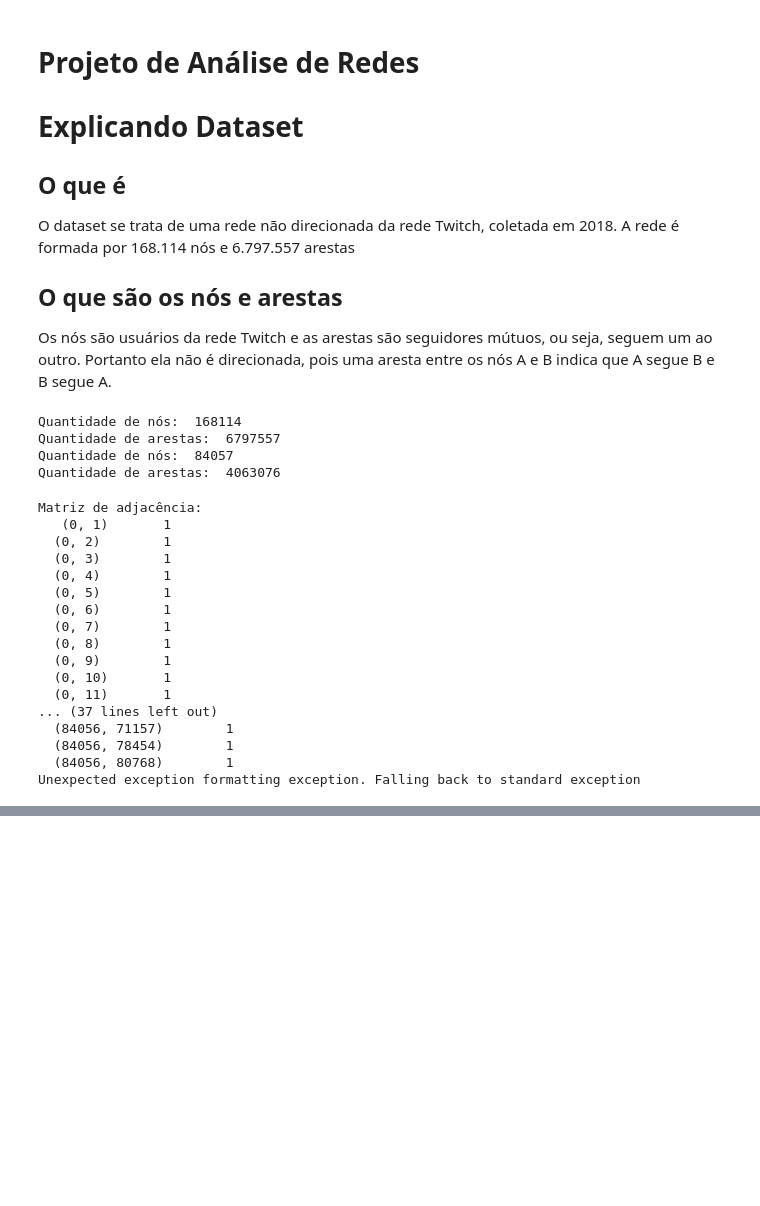
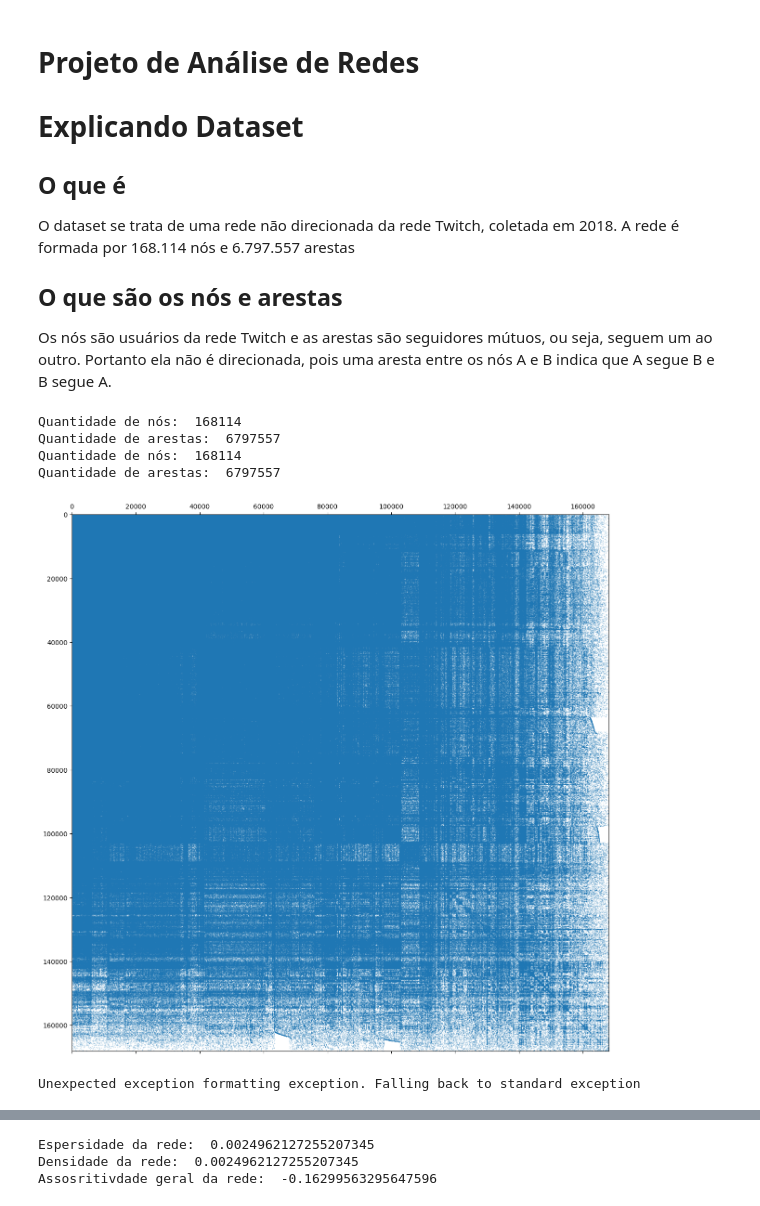
Before and after one commit to ZariTen/projeto_analise_redes, a Jupyter notebook: projeto.ipynb, the cells around one changed output, grey strips where cells are left out. Cells and saved outputs as stored; diff of their text form; code cells hidden in the pictures; blank space fills up the shorter version.

Commit message:
esparsidade densidade

```diff
--- a/projeto.ipynb
+++ b/projeto.ipynb
@@ -21,44 +21,24 @@ G = nx.from_pandas_edgelist(grafo, create_using=nx.Graph())
 # Quantidade de nós e arestas
 print('Quantidade de nós: ', G.number_of_nodes())
 print('Quantidade de arestas: ', G.number_of_edges())
-
-# Diminuir tamanho da rede para 50% para melhor visualização
-G = nx.Graph()
-G = nx.from_pandas_edgelist(grafo, create_using=nx.Graph())
-G.remove_nodes_from(list(G.nodes)[int(len(G.nodes)/2):])
-
-print('Quantidade de nós: ', G.number_of_nodes())
-print('Quantidade de arestas: ', G.number_of_edges())
 # %% [output]
 Quantidade de nós:  168114
 Quantidade de arestas:  6797557
-Quantidade de nós:  84057
-Quantidade de arestas:  4063076
+Quantidade de nós:  168114
+Quantidade de arestas:  6797557
 # %%
 # Matriz de adjacência
 matriz_adj = nx.adjacency_matrix(G)
-print('Matriz de adjacência: \n', matriz_adj)
+adj_coo = matriz_adj.tocoo()
+plt.figure(figsize=(15,15))
+plt.spy(matriz_adj, markersize=0.1)
+plt.show()
 
 # Diâmetro e periferia da rede
 print('Diâmetro da rede: ', nx.diameter(G))
 print('Periferia da rede: ', nx.periphery(G))
 # %% [output]
+[figure, added]
-Matriz de adjacência:
-   (0, 1)       1
-  (0, 2)        1
-  (0, 3)        1
-  (0, 4)        1
-  (0, 5)        1
-  (0, 6)        1
-  (0, 7)        1
-  (0, 8)        1
-  (0, 9)        1
-  (0, 10)       1
-  (0, 11)       1
-... (37 lines left out)
-  (84056, 71157)        1
-  (84056, 78454)        1
-  (84056, 80768)        1
 Unexpected exception formatting exception. Falling back to standard exception
 Traceback (most recent call last):
   File "/usr/lib/python3.11/site-packages/IPython/core/interactiveshell.py", line 3508, in run_code
@@ -77,3 +57,14 @@ Traceback (most recent call last):
   File "/usr/lib/python3.11/site-packages/executing/executing.py", line 190, in only
     raise NotOneValueFound('Expected one value, found 0')
 executing.executing.NotOneValueFound: Expected one value, found 0
+# %%
+# Espersidade e densidade da rede
+print('Espersidade da rede: ', nx.density(G))
+print('Densidade da rede: ', nx.density(G))
+
+# Assosritivdade geral da rede
+print('Assosritivdade geral da rede: ', nx.degree_assortativity_coefficient(G))
+# %% [output]
+Espersidade da rede:  0.0024962127255207345
+Densidade da rede:  0.0024962127255207345
+Assosritivdade geral da rede:  -0.16299563295647596
```
Also changed, not shown: parts of 1 cell of this notebook.
